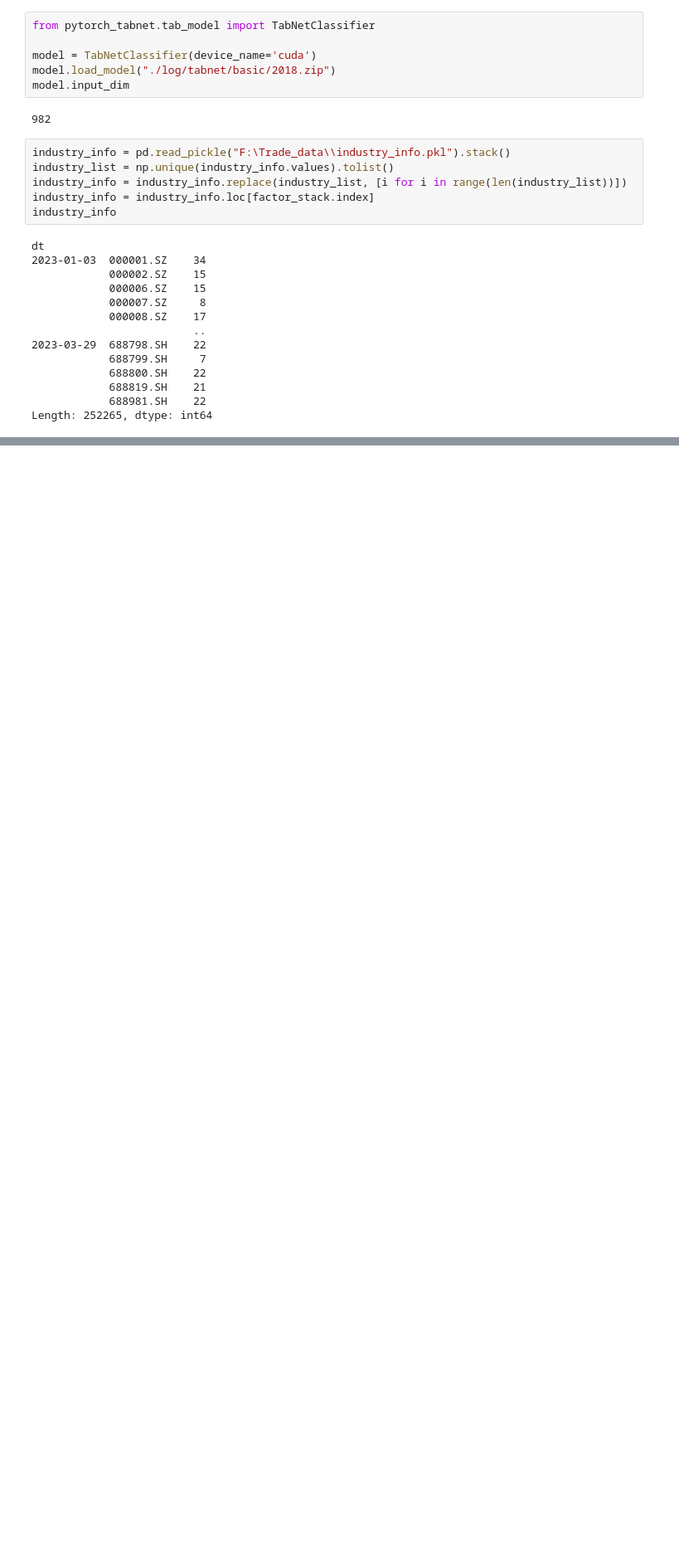
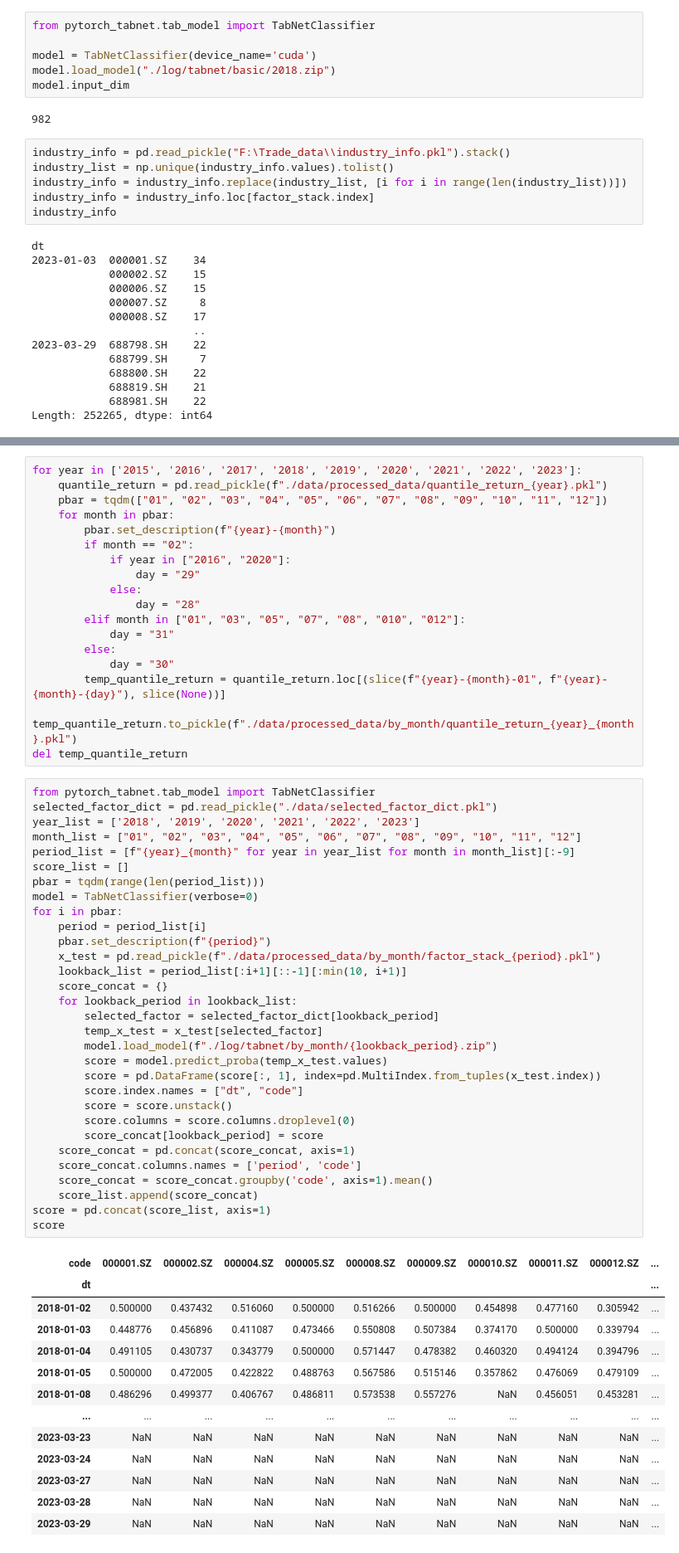
Before and after one commit to lishengshu0223/quant, a Jupyter notebook: demo.ipynb, the cells around one changed output, grey strips where cells are left out. Shown: that part at 83% size. Cells and saved outputs as stored; diff of their text form; blank space fills up the shorter version.

```diff
--- a/demo.ipynb
+++ b/demo.ipynb
@@ -262,0 +186,63 @@ array(['alphaP0001', 'alphaP0002', 'alphaP0003', 'alphaP0004',
+# %%
+for year in ['2015', '2016', '2017', '2018', '2019', '2020', '2021', '2022', '2023']:
+    quantile_return = pd.read_pickle(f"./data/processed_data/quantile_return_{year}.pkl")
+    pbar = tqdm(["01", "02", "03", "04", "05", "06", "07", "08", "09", "10", "11", "12"])
+    for month in pbar:
+        pbar.set_description(f"{year}-{month}")
+        if month == "02":
+            if year in ["2016", "2020"]:
+                day = "29"
+            else:
+                day = "28"
+        elif month in ["01", "03", "05", "07", "08", "010", "012"]:
+            day = "31"
+        else:
+            day = "30"
+        temp_quantile_return = quantile_return.loc[(slice(f"{year}-{month}-01", f"{year}-{month}-{day}"), slice(None))]
+        temp_quantile_return.to_pickle(f"./data/processed_data/by_month/quantile_return_{year}_{month}.pkl")
+del temp_quantile_return
+# %%
+from pytorch_tabnet.tab_model import TabNetClassifier
+selected_factor_dict = pd.read_pickle("./data/selected_factor_dict.pkl")
+year_list = ['2018', '2019', '2020', '2021', '2022', '2023']
+month_list = ["01", "02", "03", "04", "05", "06", "07", "08", "09", "10", "11", "12"]
+period_list = [f"{year}_{month}" for year in year_list for month in month_list][:-9]
+score_list = []
+pbar = tqdm(range(len(period_list)))
+model = TabNetClassifier(verbose=0)
+for i in pbar:
+    period = period_list[i]
+    pbar.set_description(f"{period}")
+    x_test = pd.read_pickle(f"./data/processed_data/by_month/factor_stack_{period}.pkl")
+    lookback_list = period_list[:i+1][::-1][:min(10, i+1)]
+    score_concat = {}
+    for lookback_period in lookback_list:
+        selected_factor = selected_factor_dict[lookback_period]
+        temp_x_test = x_test[selected_factor]
+        model.load_model(f"./log/tabnet/by_month/{lookback_period}.zip")
+        score = model.predict_proba(temp_x_test.values)
+        score = pd.DataFrame(score[:, 1], index=pd.MultiIndex.from_tuples(x_test.index))
+        score.index.names = ["dt", "code"]
+        score = score.unstack()
+        score.columns = score.columns.droplevel(0)
+        score_concat[lookback_period] = score
+    score_concat = pd.concat(score_concat, axis=1)
+    score_concat.columns.names = ['period', 'code']
+    score_concat = score_concat.groupby('code', axis=1).mean()
+    score_list.append(score_concat)
+score = pd.concat(score_list, axis=1)
+score
+# %% [output]
+| code | 000001.SZ | 000002.SZ | 000004.SZ | 000005.SZ | 000008.SZ | 000009.SZ | 000010.SZ | 000011.SZ | 000012.SZ | ... |
+| dt |  |  |  |  |  |  |  |  |  | ... |
+| 2018-01-02 | 0.500000 | 0.437432 | 0.516060 | 0.500000 | 0.516266 | 0.500000 | 0.454898 | 0.477160 | 0.305942 | ... |
+| 2018-01-03 | 0.448776 | 0.456896 | 0.411087 | 0.473466 | 0.550808 | 0.507384 | 0.374170 | 0.500000 | 0.339794 | ... |
+| 2018-01-04 | 0.491105 | 0.430737 | 0.343779 | 0.500000 | 0.571447 | 0.478382 | 0.460320 | 0.494124 | 0.394796 | ... |
+| 2018-01-05 | 0.500000 | 0.472005 | 0.422822 | 0.488763 | 0.567586 | 0.515146 | 0.357862 | 0.476069 | 0.479109 | ... |
+| 2018-01-08 | 0.486296 | 0.499377 | 0.406767 | 0.486811 | 0.573538 | 0.557276 | NaN | 0.456051 | 0.453281 | ... |
+| ... | ... | ... | ... | ... | ... | ... | ... | ... | ... | ... |
+| 2023-03-23 | NaN | NaN | NaN | NaN | NaN | NaN | NaN | NaN | NaN | ... |
+| 2023-03-24 | NaN | NaN | NaN | NaN | NaN | NaN | NaN | NaN | NaN | ... |
+| 2023-03-27 | NaN | NaN | NaN | NaN | NaN | NaN | NaN | NaN | NaN | ... |
+| 2023-03-28 | NaN | NaN | NaN | NaN | NaN | NaN | NaN | NaN | NaN | ... |
+| 2023-03-29 | NaN | NaN | NaN | NaN | NaN | NaN | NaN | NaN | NaN | ... |
```
Also changed, not shown: parts of 8 cells of this notebook, 1 other file.
